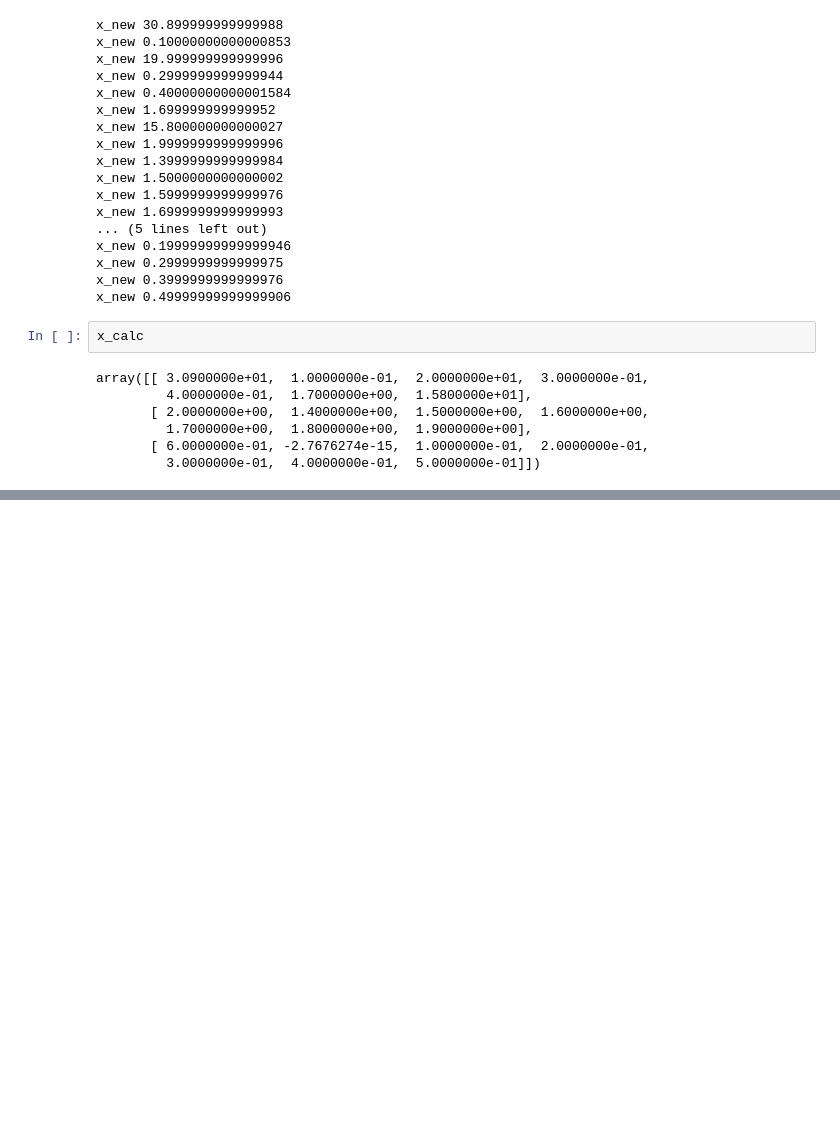
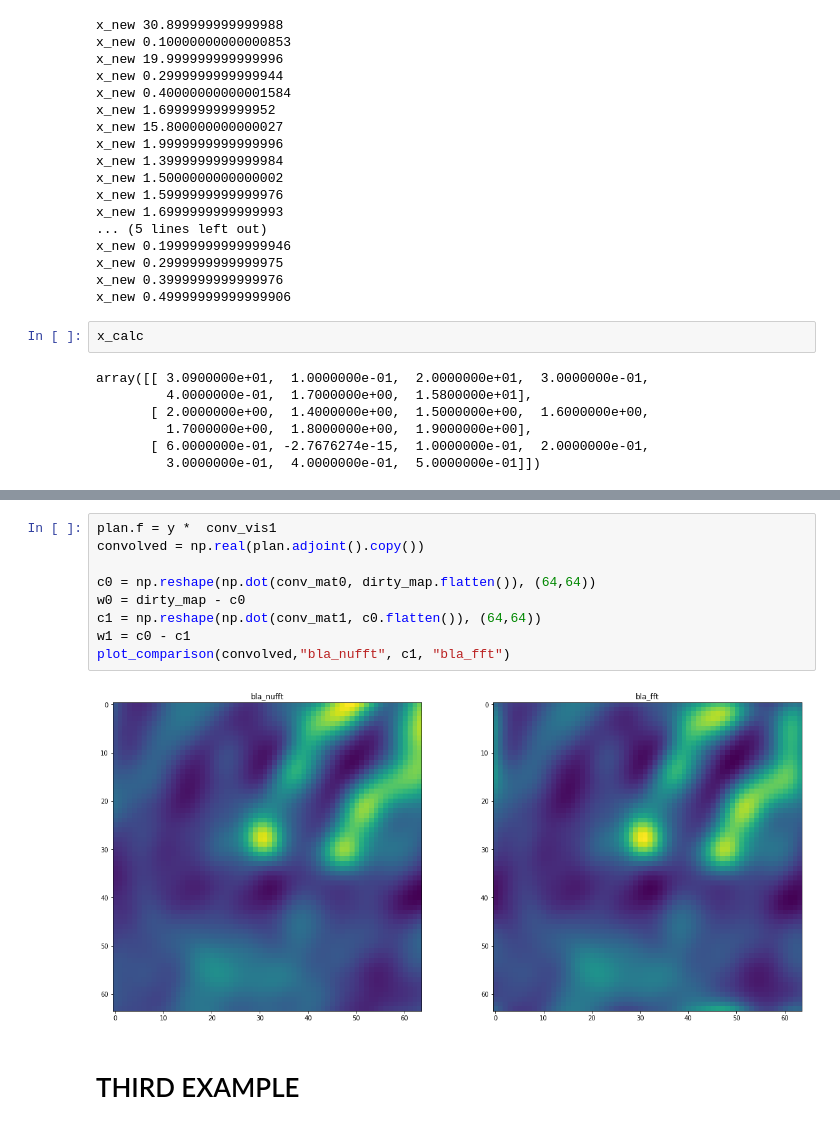
Before and after one commit to lord-blueberry/p8-pipeline, a Jupyter notebook: sandbox/ipython_workspace/CD_Try.ipynb, the cells around one changed output, grey strips where cells are left out. Drawn from its saved outputs; the diff is of its cells as text; blank space fills up the shorter version.

```diff
--- a/sandbox/ipython_workspace/CD_Try.ipynb
+++ b/sandbox/ipython_workspace/CD_Try.ipynb
@@ -259,0 +327,13 @@ array([[ 3.0900000e+01,  1.0000000e-01,  2.0000000e+01,  3.0000000e-01,
+# %%
+plan.f = y *  conv_vis1
+convolved = np.real(plan.adjoint().copy())
+
+c0 = np.reshape(np.dot(conv_mat0, dirty_map.flatten()), (64,64))
+w0 = dirty_map - c0
+c1 = np.reshape(np.dot(conv_mat1, c0.flatten()), (64,64))
+w1 = c0 - c1
+plot_comparison(convolved,"bla_nufft", c1, "bla_fft")
+# %% [output]
+[figure, added]
+# %% [markdown]
+# THIRD EXAMPLE
```
Also changed, not shown: parts of 19 cells of this notebook.
